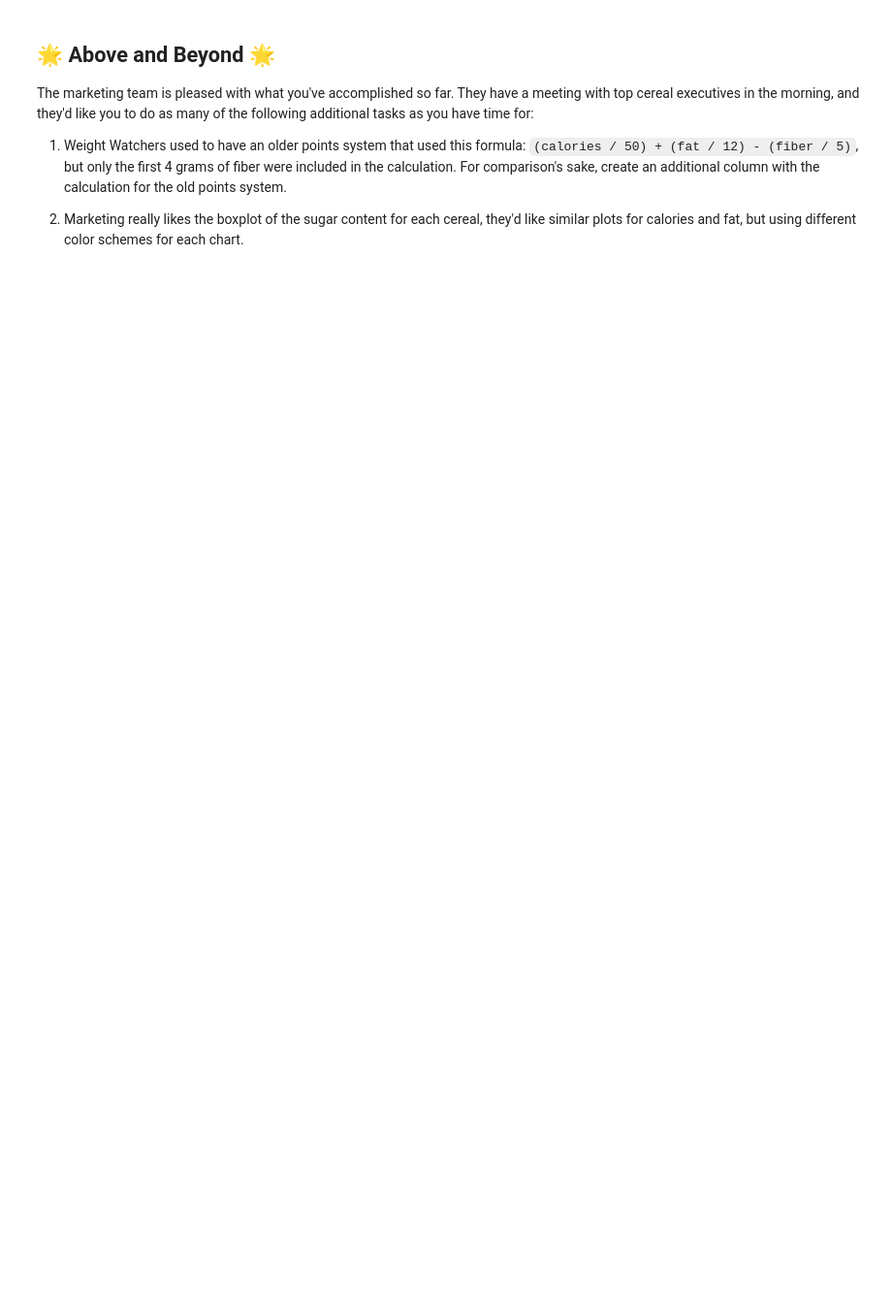
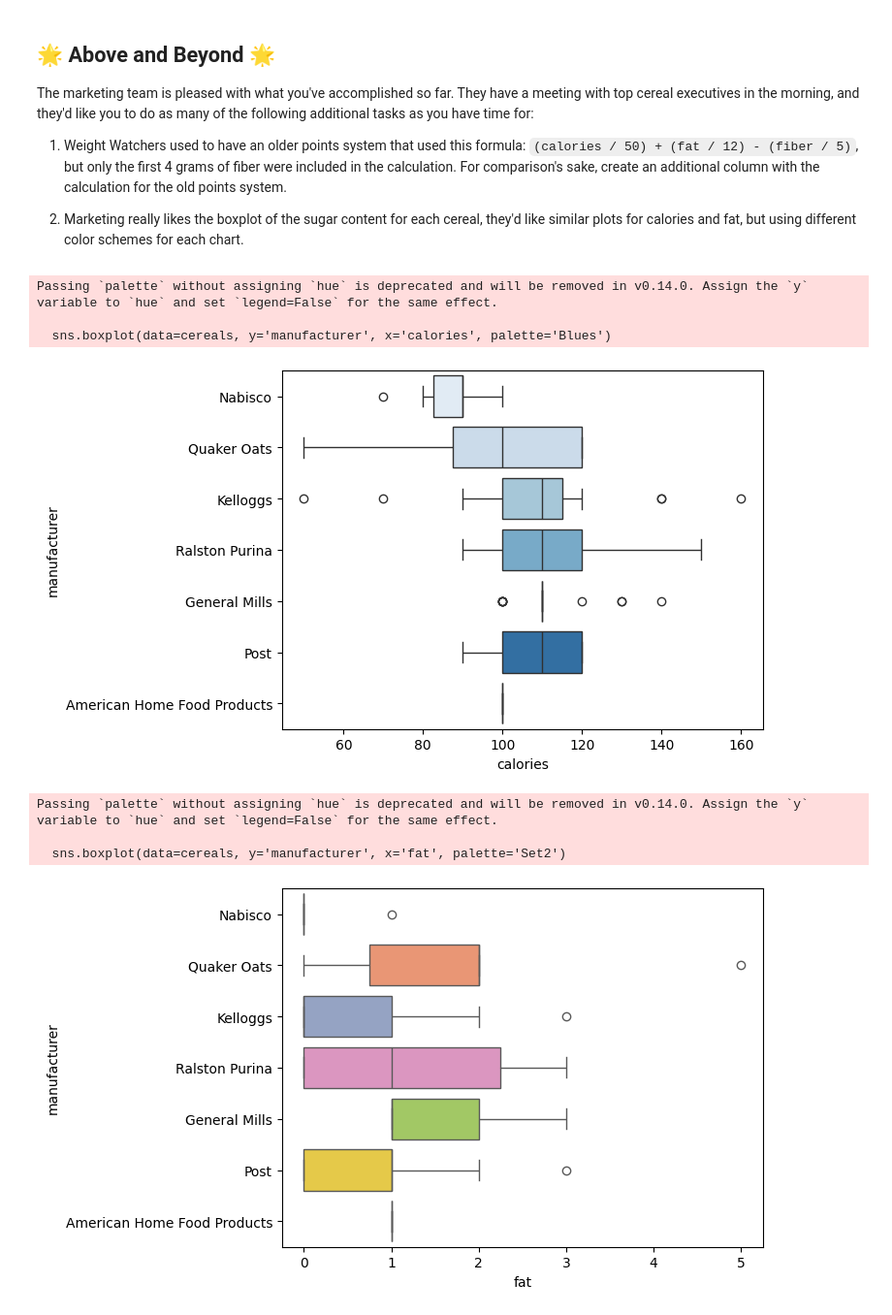
Before and after one commit to askette828/TextMemorizer, a Jupyter notebook: notebooks/Exploration_02.ipynb, the cells around one changed output. Shown at 97% size. Drawn from its saved outputs; the diff is of its cells as text; code cells hidden in the pictures; blank space fills up the shorter version.

```diff
--- a/notebooks/Exploration_02.ipynb
+++ b/notebooks/Exploration_02.ipynb
@@ -111,3 +201,13 @@ First, [add a new column](https://pandas.pydata.org/docs/getting_started/intro_t
 Then, [select a subset of the data](https://pandas.pydata.org/docs/getting_started/intro_tutorials/03_subset_data.html#how-do-i-filter-specific-rows-from-a-dataframe) containing just cereals manufactured by Kelloggs.
 
 Finally, calculate the same summary statistics for the points calculations as earlier (mean, median, standard deviation, min, and max).
+# %%
+cereals['points'] = (
+    (cereals['calories'] * 0.0305) +
+    (cereals['fat'] * 0.275) +
+    (cereals['sugars'] * 0.12) -
+    (cereals['protein'] * 0.098)
+).round().astype(int)
+
+kelloggs = cereals[cereals['manufacturer'] == 'Kelloggs']
+kelloggs['points'].agg(['mean', 'median', 'std', 'min', 'max'])
@@ -119,3 +227,21 @@ The marketing team is pleased with what you've accomplished so far. They have a
 1. Weight Watchers used to have an older points system that used this formula: `(calories / 50) + (fat / 12) - (fiber / 5)`, but only the first 4 grams of fiber were included in the calculation. For comparison's sake, create an additional column with the calculation for the old points system.
 
 2. Marketing really likes the boxplot of the sugar content for each cereal, they'd like similar plots for calories and fat, but using different color schemes for each chart.
+# %%
+fibers = cereals['fiber'].clip(upper=4)
+cereals['old_points'] = (cereals['calories'] / 50) + (cereals['fat'] / 12) - (fibers / 5)
+
+sns.boxplot(data=cereals, y='manufacturer', x='calories', palette='Blues')
+plt.show()
+
+sns.boxplot(data=cereals, y='manufacturer', x='fat', palette='Set2')
+plt.show()
+# %% [output]
+Passing `palette` without assigning `hue` is deprecated and will be removed in v0.14.0. Assign the `y` variable to `hue` and set `legend=False` for the same effect.
+
+  sns.boxplot(data=cereals, y='manufacturer', x='calories', palette='Blues')
+[figure, added]
+Passing `palette` without assigning `hue` is deprecated and will be removed in v0.14.0. Assign the `y` variable to `hue` and set `legend=False` for the same effect.
+
+  sns.boxplot(data=cereals, y='manufacturer', x='fat', palette='Set2')
+[figure, added]
```
Also changed, not shown: parts of 7 cells of this notebook.
